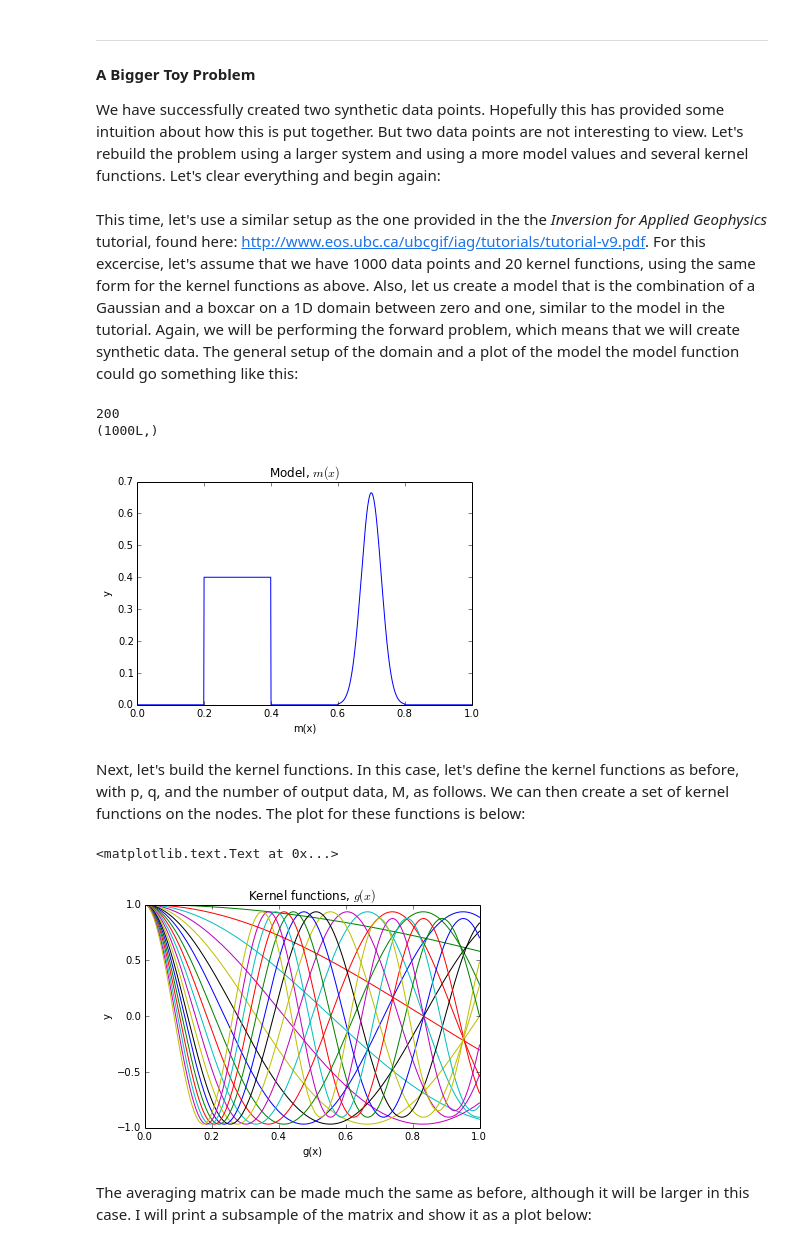
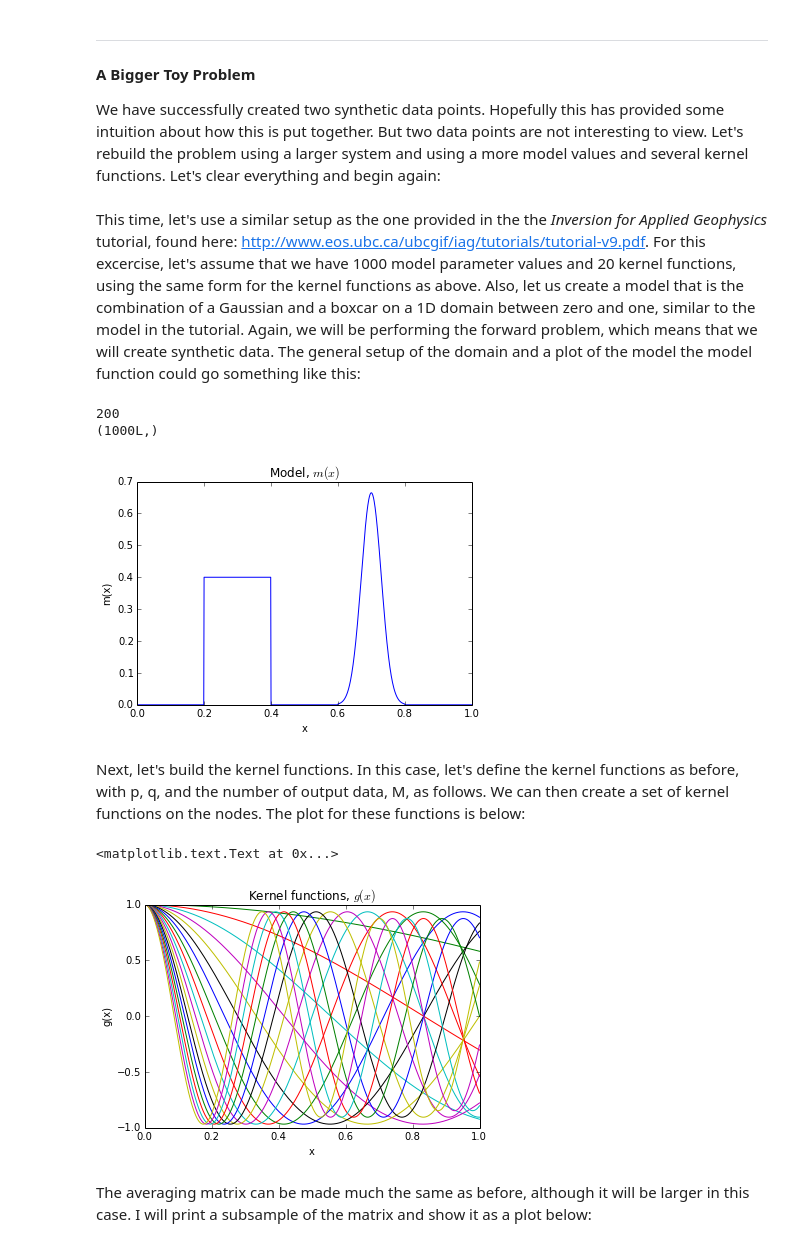
Before and after one commit to jokulhaup/directed_studies, a Jupyter notebook: Mod 1.ipynb, the cells around one changed output. Saved outputs shown, nothing was run; the diff lists cells and outputs as text; code cells hidden in the pictures.

```diff
--- a/Mod 1.ipynb
+++ b/Mod 1.ipynb
@@ -366,46 +377,46 @@ We have successfully created two synthetic data points. Hopefully this has provi
 # %%
 clear
 # %% [markdown]
-This time, let's use a similar setup as the one provided in the the *Inversion for Applied Geophysics* tutorial, found here: http://www.eos.ubc.ca/ubcgif/iag/tutorials/tutorial-v9.pdf. For this excercise, let's assume that we have 1000 data points and 20 kernel functions, using the same form for the kernel functions as above. Also, let us create a model that is the combination of a Gaussian and a boxcar on a 1D domain between zero and one, similar to the model in the tutorial. Again, we will be performing the forward problem, which means that we will create synthetic data. The general setup of the domain and a plot of the model the model function could go something like this:
+This time, let's use a similar setup as the one provided in the the *Inversion for Applied Geophysics* tutorial, found here: http://www.eos.ubc.ca/ubcgif/iag/tutorials/tutorial-v9.pdf. For this excercise, let's assume that we have 1000 model parameter values and 20 kernel functions, using the same form for the kernel functions as above. Also, let us create a model that is the combination of a Gaussian and a boxcar on a 1D domain between zero and one, similar to the model in the tutorial. Again, we will be performing the forward problem, which means that we will create synthetic data. The general setup of the domain and a plot of the model the model function could go something like this:
 # %%
 # Begin by creating a ficticious set of model data
 
-N=1000                      # Set number of data
+N=1000                      # Set number of model parameters
 x=np.linspace(0,1,N+1)      # Define 1D domain on nodes
 xc = 0.5*(x[1:] + x[0:-1])  # Define 1D domain on cell centers
 m = np.zeros(N)             # preallocate m array
 
 # Define Gaussian function:
 gauss = lambda x, a, mean, SD: a*numpy.exp(-(x-mean)**2./(2.*SD**2.)) # create a Gaussian function
 
 # Choose parameters for Gaussian, evaluate, and store in an array, f.
 SD=6
 mean=0
 a=1/(SD*sqrt(2*pi))
 x2=np.linspace(-20,20,0.2*N)
 f = gauss(x2,a, mean,SD)
 
 # Define a boxcar function:
 box = 0.4*np.ones(0.2*N)
 
 # Insert the Gaussian and Boxcar into m:
 m[0.2*N:0.4*N]=box
 m[0.6*N:0.8*N]=10*f
 
 # Plot
 pylab.plot(xc,m)
 #pylab.plot(f)
 print size(f)
-pylab.xlabel('m(x)')
-pylab.ylabel('y')
+pylab.xlabel('x')
+pylab.ylabel('m(x)')
 pylab.title('Model, $m(x)$')
 
 
 print shape(xc)
 # %% [output]
 200
 (1000L,)
-[figure, old version]
+[figure, new version]
 # %% [markdown]
 Next, let's build the kernel functions. In this case, let's define the kernel functions as before, with p, q, and the number of output data, M, as follows. We can then create a set of kernel functions on the nodes. The plot for these functions is below:
 # %%
@@ -423,12 +434,12 @@ for i in range(M):
 
 # Plot
 pylab.plot(x,Gn)
-pylab.xlabel('g(x)')
-pylab.ylabel('y')
+pylab.xlabel('x')
+pylab.ylabel('g(x)')
 pylab.title('Kernel functions, $g(x)$')
 # %% [output]
 <matplotlib.text.Text at 0x...>
-[figure, old version]
+[figure, new version]
 # %% [markdown]
 The averaging matrix can be made much the same as before, although it will be larger in this case. I will print a subsample of the matrix and show it as a plot below:
 # %%
```
Also changed, not shown: parts of 14 cells of this notebook, 2 other files.
